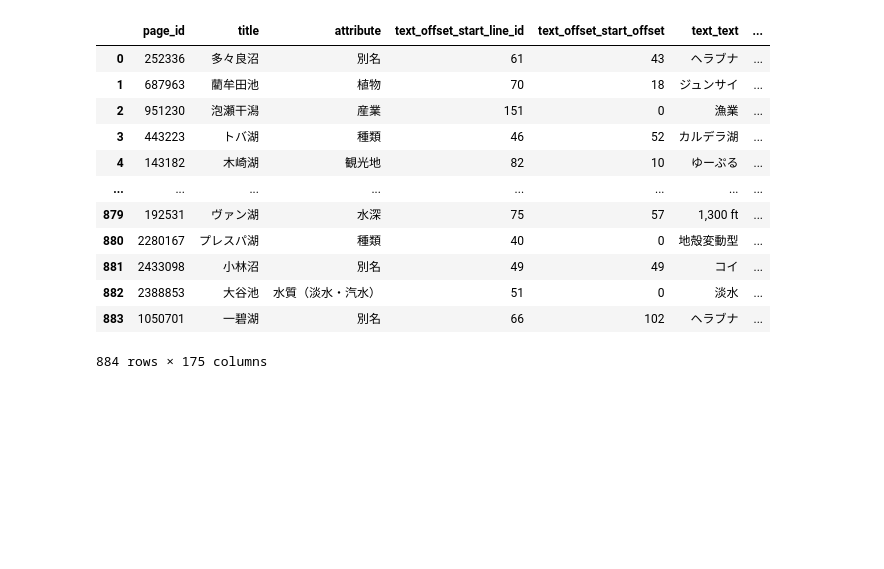
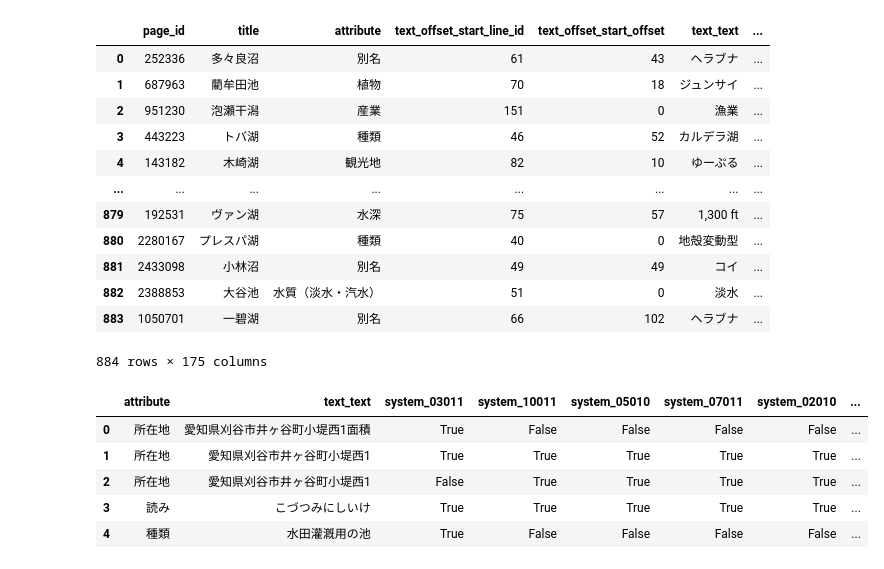
Before and after one commit to keimoriyama/baseline, a Jupyter notebook: data_check.ipynb, the cells around one changed output. Drawn from its saved outputs; the diff is of its cells as text; code cells hidden in the pictures; blank space fills up the shorter version.

```diff
--- a/data_check.ipynb
+++ b/data_check.ipynb
@@ -1,10 +1,12 @@
 # %%
 import pandas as pd
+from sklearn.metrics import confusion_matrix, precision_score, recall_score, f1_score
 pd.set_option("display.max_rows", 50)
 path = "./data/shinra2022jp_lake.csv"
 html_path = "./data/Location/html/Lake/"
 text_path = "./data/Location/plain/Lake/"
 annotation_path = "./data/Location/annotation/Lake_dist.json"
+system_data_path = "./data/system_df.csv"
 # %%
 def remove_return(s):
     return s.replace("\n", "")
@@ -356,3 +294,15 @@ df
 | 882 | 2388853 | 大谷池 | 水質（淡水・汽水） | 51 | 0 | 淡水 | ... |
 | 883 | 1050701 | 一碧湖 | 別名 | 66 | 102 | ヘラブナ | ... |
 884 rows × 175 columns
+# %%
+df = pd.read_csv(system_data_path)
+df = df.filter(regex="text_text|attribute|system_*|correct").fillna(False)
+df['index'] = df['index_id'] = [i+1000 for i in range(len(df))]
+df.head()
+# %% [output]
+|  | attribute | text_text | system_03011 | system_10011 | system_05010 | system_07011 | system_02010 | ... |
+| 0 | 所在地 | 愛知県刈谷市井ヶ谷町小堤西1面積 | True | False | False | False | False | ... |
+| 1 | 所在地 | 愛知県刈谷市井ヶ谷町小堤西1 | True | True | True | True | True | ... |
+| 2 | 所在地 | 愛知県刈谷市井ヶ谷町小堤西1 | False | True | True | True | True | ... |
+| 3 | 読み | こづつみにしいけ | True | True | True | True | True | ... |
+| 4 | 種類 | 水田灌漑用の池 | True | False | False | False | False | ... |
```
Also changed, not shown: parts of 14 cells of this notebook, 3 other files.
